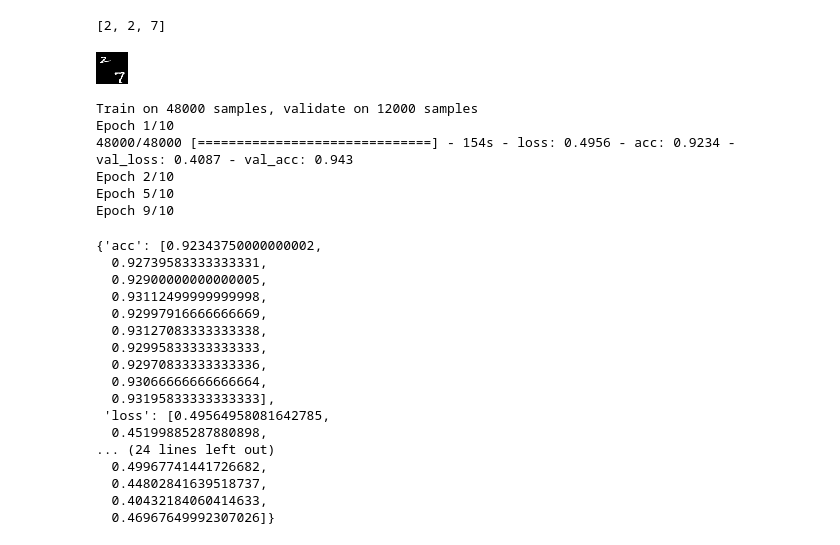
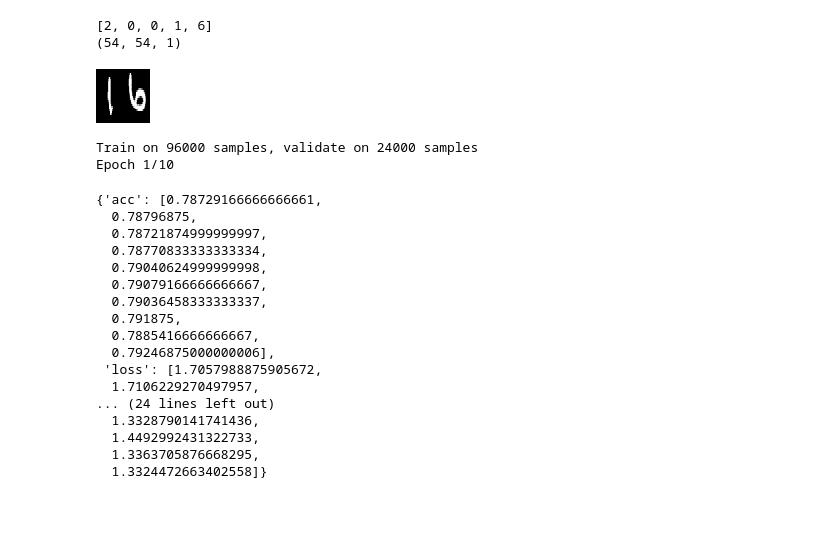
Before and after one commit to sathyz/svhn, a Jupyter notebook: SVHN_Synthetic.ipynb, the cells around one changed output. Drawn from its saved outputs; the diff is of its cells as text; code cells hidden in the pictures; blank space fills up the shorter version.

```diff
--- a/SVHN_Synthetic.ipynb
+++ b/SVHN_Synthetic.ipynb
@@ -12,7 +12,7 @@ from keras import backend as K
 from keras.models import Model
 
 MAX_LEN = 4
-input_shape = (32,32,1)
+input_shape = (54,54,1)
 
 regularizer = l2()
 img_input = Input(shape=input_shape)
@@ -213,7 +205,7 @@ for i in range(len(xs)):
 ... (8 outputs left out)
 # %%
-x_train, y_train = gen_samples(mx_train, my_train, 60000)
-x_test, y_test = gen_samples(mx_test, my_test, 6000)
+x_train, y_train = gen_samples(mx_train, my_train, (600 * 4 * 10) + (600 * 3 * 10) + (600 * 2 * 10) + (600 * 10), input_shape[:2])
+x_test, y_test = gen_samples(mx_test, my_test, 200 * 4 * 10, input_shape[:2])
 # %%
 digits = y_train[0].argmax(axis=1)
 
@@ -225,41 +219,39 @@ Digits with size 2 = 27057
 # %%
-print([yi[10].argmax() for yi in y_train])
-array_to_img(x_train[10])
+print([yi[5].argmax() for yi in y_train])
+print(x_train[5].shape)
+array_to_img(x_train[5])
 # %% [output]
-[2, 2, 7]
+[2, 0, 0, 1, 6]
+(54, 54, 1)
-[figure, old version]
+[figure, new version]
 # %%
 history = model.fit([ x_train, ] + y_train, np.ones(x_train.shape[0]),
           validation_split=0.2,
           epochs=10,
           batch_size=32)
 # %% [output]
-Train on 48000 samples, validate on 12000 samples
+Train on 96000 samples, validate on 24000 samples
 Epoch 1/10
-48000/48000 [==============================] - 154s - loss: 0.4956 - acc: 0.9234 - val_loss: 0.4087 - val_acc: 0.943
-Epoch 2/10
-Epoch 5/10
-Epoch 9/10
 # %%
 history.history
 # %% [output]
-{'acc': [0.92343750000000002,
-  0.92739583333333331,
-  0.92900000000000005,
-  0.93112499999999998,
-  0.92997916666666669,
-  0.93127083333333338,
-  0.92995833333333333,
-  0.92970833333333336,
-  0.93066666666666664,
-  0.93195833333333333],
- 'loss': [0.49564958081642785,
-  0.45199885287880898,
+{'acc': [0.78729166666666661,
+  0.78796875,
+  0.78721874999999997,
+  0.78770833333333334,
+  0.79040624999999998,
+  0.79079166666666667,
+  0.79036458333333337,
+  0.791875,
+  0.7885416666666667,
+  0.79246875000000006],
+ 'loss': [1.7057988875905672,
+  1.7106229270497957,
 ... (24 lines left out)
-  0.49967741441726682,
-  0.44802841639518737,
-  0.40432184060414633,
-  0.46967649992307026]}
+  1.3328790141741436,
+  1.4492992431322733,
+  1.3363705876668295,
+  1.3324472663402558]}
 # %%
 history = model.fit([ x_train, ] + y_train, np.ones(x_train.shape[0]),
           validation_split=0.2,
```
Also changed, not shown: parts of 12 cells of this notebook, 1 other file.
